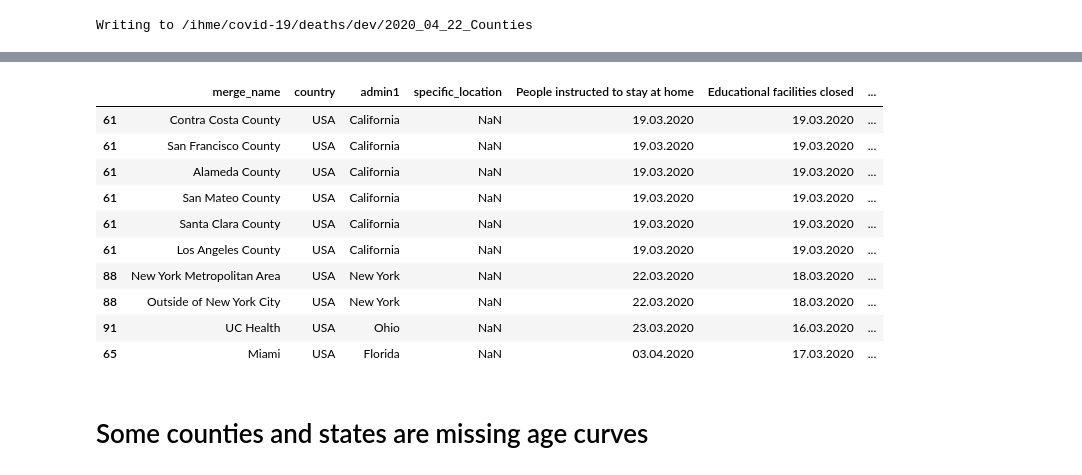
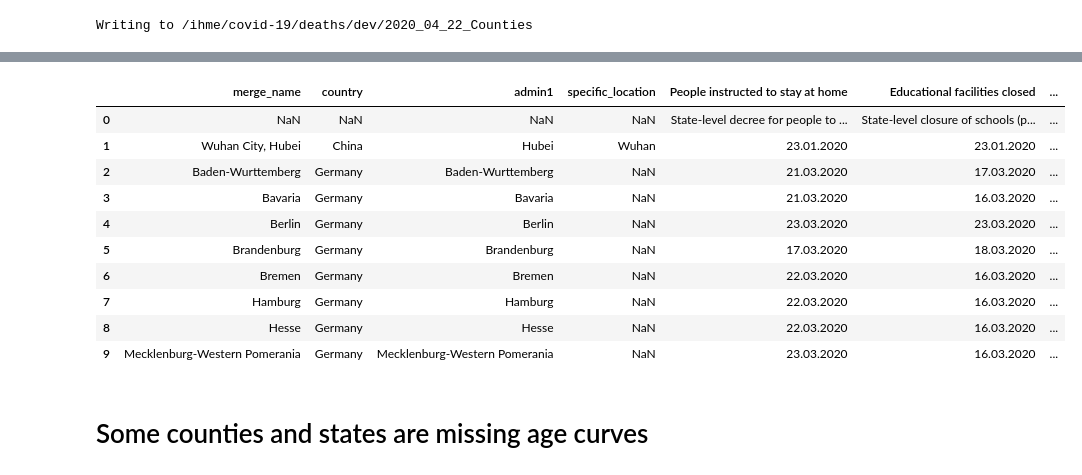
Before and after one commit to ihmeuw/covid-model-deaths, a Jupyter notebook: notebooks/run_us_counties.ipynb, the cells around one changed output, grey strips where cells are left out. Drawn from its saved outputs; the diff is of its cells as text; code cells hidden in the pictures.

```diff
--- a/notebooks/run_us_counties.ipynb
+++ b/notebooks/run_us_counties.ipynb
@@ -126,45 +111,46 @@ input_death_df = input_death_df[input_death_df['location_id'] != 60408]
 # %%
 #/ihme/covid-19/model-inputs/{data_version}/closure_criteria_sheet.xlsx
 df = pd.read_excel(f'/ihme/covid-19/model-inputs/hospitals-and-counties/best/closure_criteria_sheet.xlsx')
 
 ca_ids = [787,790,792,794,796,799,814]
 ca_names = ['Marin County','Contra Costa County','San Francisco County','Alameda County','San Mateo County','Santa Clara County','Los Angeles County']
 for location_id, location in zip(ca_ids, ca_names):
     nrep = df[df['location_id'] == 527]
     nrep['merge_name'] = location
     nrep['location_id'] = location_id
     df = df.append(nrep)
 ny_ids = [60410, 60411]
 ny_names = ['New York Metropolitan Area', 'Outside of New York City']
 for location_id, location in zip(ny_ids, ny_names):
     nrep = df[df['location_id'] == 555]
     nrep['merge_name'] = location
     nrep['location_id'] = location_id
     df = df.append(nrep)
 
 nrep = df[df['location_id'] == 558]
 nrep['merge_name'] = 'UC Health'
-nrep['location_id'] = 60416
+nrep['location_id'] = int(60416)
 df = df.append(nrep)
 
 nrep = df[df['location_id'] == 532]
 nrep['merge_name'] = 'Miami'
 nrep['location_id'] = 957
 df = df.append(nrep)
 
-df.tail(10)
+# df['location_id'] = df['location_id'].astype(int)
+df.head(10)
 # %% [output]
 |  | merge_name | country | admin1 | specific_location | People instructed to stay at home | Educational facilities closed | ... |
-| 61 | Contra Costa County | USA | California | NaN | 19.03.2020 | 19.03.2020 | ... |
-| 61 | San Francisco County | USA | California | NaN | 19.03.2020 | 19.03.2020 | ... |
-| 61 | Alameda County | USA | California | NaN | 19.03.2020 | 19.03.2020 | ... |
-| 61 | San Mateo County | USA | California | NaN | 19.03.2020 | 19.03.2020 | ... |
-| 61 | Santa Clara County | USA | California | NaN | 19.03.2020 | 19.03.2020 | ... |
-| 61 | Los Angeles County | USA | California | NaN | 19.03.2020 | 19.03.2020 | ... |
-| 88 | New York Metropolitan Area | USA | New York | NaN | 22.03.2020 | 18.03.2020 | ... |
-| 88 | Outside of New York City | USA | New York | NaN | 22.03.2020 | 18.03.2020 | ... |
-| 91 | UC Health | USA | Ohio | NaN | 23.03.2020 | 16.03.2020 | ... |
-| 65 | Miami | USA | Florida | NaN | 03.04.2020 | 17.03.2020 | ... |
+| 0 | NaN | NaN | NaN | NaN | State-level decree for people to ... | State-level closure of schools (p... | ... |
+| 1 | Wuhan City, Hubei | China | Hubei | Wuhan | 23.01.2020 | 23.01.2020 | ... |
+| 2 | Baden-Wurttemberg | Germany | Baden-Wurttemberg | NaN | 21.03.2020 | 17.03.2020 | ... |
+| 3 | Bavaria | Germany | Bavaria | NaN | 21.03.2020 | 16.03.2020 | ... |
+| 4 | Berlin | Germany | Berlin | NaN | 23.03.2020 | 23.03.2020 | ... |
+| 5 | Brandenburg | Germany | Brandenburg | NaN | 17.03.2020 | 18.03.2020 | ... |
+| 6 | Bremen | Germany | Bremen | NaN | 22.03.2020 | 16.03.2020 | ... |
+| 7 | Hamburg | Germany | Hamburg | NaN | 22.03.2020 | 16.03.2020 | ... |
+| 8 | Hesse | Germany | Hesse | NaN | 22.03.2020 | 16.03.2020 | ... |
+| 9 | Mecklenburg-Western Pomerania | Germany | Mecklenburg-Western Pomerania | NaN | 23.03.2020 | 16.03.2020 | ... |
 # %% [markdown]
 # Some counties and states are missing age curves
 # %%
```
Also changed, not shown: parts of 16 cells of this notebook, 1 other file.
